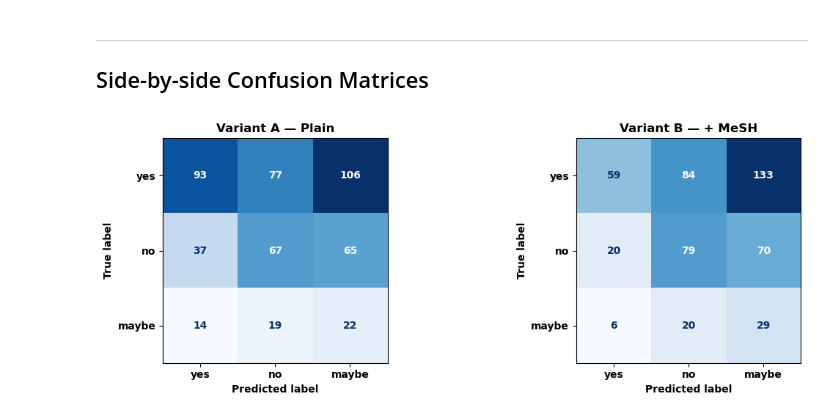
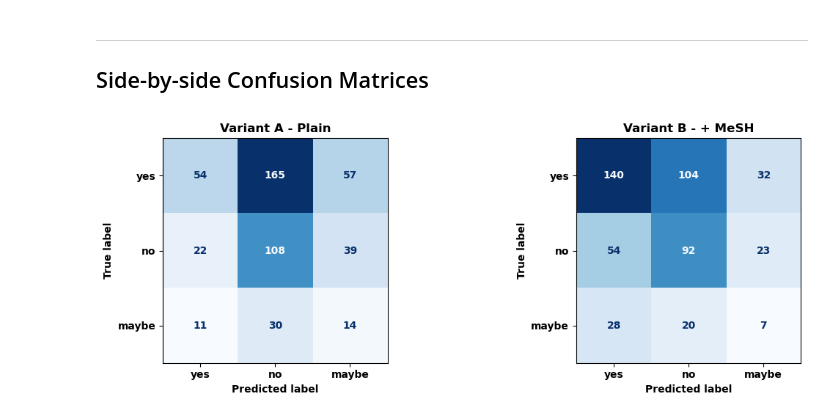
Before and after one commit to realhenrycheng/AITA_Coursework_Team11, a Jupyter notebook: pubmedbert_mlp.ipynb, the cells around one changed output. Saved outputs shown, nothing was run; the diff lists cells and outputs as text; code cells hidden in the pictures.

```diff
--- a/pubmedbert_mlp.ipynb
+++ b/pubmedbert_mlp.ipynb
@@ -197,6 +194,7 @@ DataLoaders ready.
 class MLP(nn.Module):
     def __init__(self, input_dim):
         super(MLP, self).__init__()
+        self.projection = nn.Linear(768, input_dim)
         self.network = nn.Sequential(
             nn.Linear(input_dim, 128),
             nn.ReLU(),
@@ -208,6 +206,7 @@ class MLP(nn.Module):
         )
 
     def forward(self, x):
+        x = self.projection(x)
         return self.network(x)
 # %% [markdown]
 ### 6. Training & Helper Functions
@@ -349,7 +347,7 @@ set_all_seeds()
 num_epochs    = 15
 learning_rate = 0.001
 
-model_a = MLP(input_dim=768).to(DEVICE)
+model_a = MLP(input_dim=128).to(DEVICE)
 trained_model_a, train_losses_a, dev_losses_a = train_MLP(
     num_epochs, model_a, train_loader_a, dev_loader_a, learning_rate, class_weights=class_weights
 )
@@ -404,7 +402,7 @@ plot_confusion_matrix(y_true_a, y_pred_a, title="Variant A — Plain")
 # %%
 set_all_seeds()
 
-model_b = MLP(input_dim=768).to(DEVICE)
+model_b = MLP(input_dim=128).to(DEVICE)
 trained_model_b, train_losses_b, dev_losses_b = train_MLP(
     num_epochs, model_b, train_loader_b, dev_loader_b, learning_rate, class_weights=class_weights
 )
@@ -475,19 +473,19 @@ Variant B  — Enriched (+ MeSH terms)         0.3340     0.3259       0.4169
 # %%
 fig, axes = plt.subplots(1, 2, figsize=(12, 4))
 
 for ax, y_true, y_pred, title in [
-    (axes[0], y_true_a, y_pred_a, "Variant A — Plain"),
-    (axes[1], y_true_b, y_pred_b, "Variant B — + MeSH"),
+    (axes[0], y_true_a, y_pred_a, "Variant A - Plain"),
+    (axes[1], y_true_b, y_pred_b, "Variant B - + MeSH"),
 ]:
     cm   = confusion_matrix(y_true, y_pred)
     disp = ConfusionMatrixDisplay(
         confusion_matrix=cm,
         display_labels=["yes", "no", "maybe"]
     )
     disp.plot(ax=ax, cmap=plt.cm.Blues, colorbar=False)
     ax.set_title(title)
 
 plt.tight_layout()
 plt.show()
 # %% [output]
-[figure, old version]
+[figure, new version]
```
Also changed, not shown: parts of 14 cells of this notebook, 2 other files.
